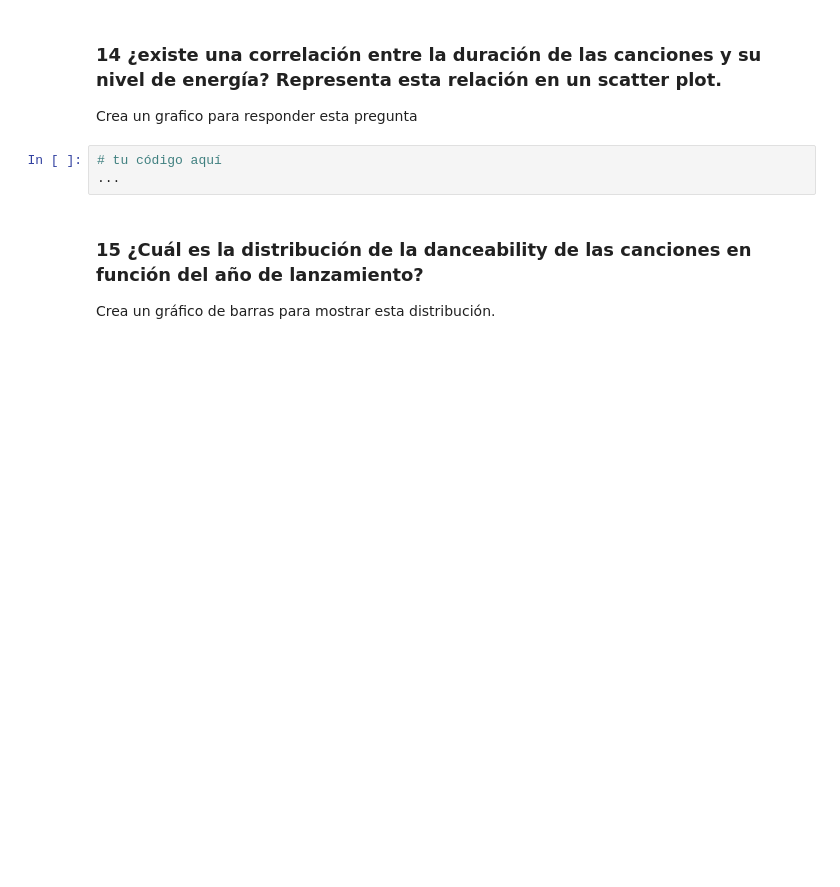
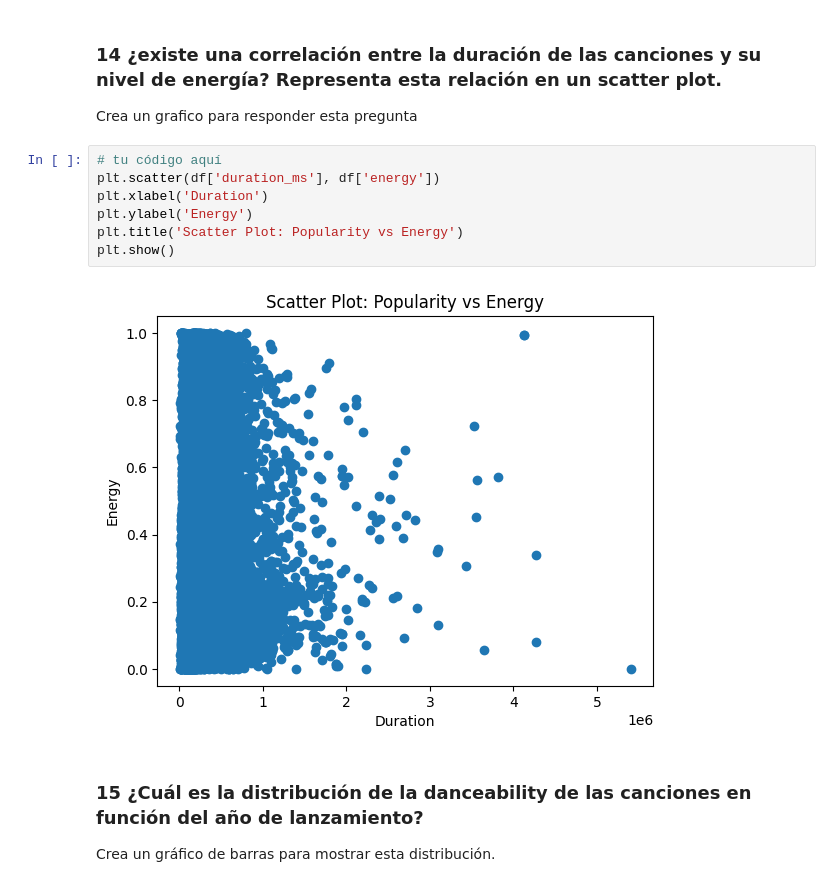
Before and after one commit to NicoapBol/DATA_SCIENCE_UPB_TASKS, a Jupyter notebook: 01 Code/Trabajo_final_08_2023.ipynb, the cells around one changed output. Saved outputs shown, nothing was run; the diff lists cells and outputs as text; blank space fills up the shorter version.

```diff
--- a/01 Code/Trabajo_final_08_2023.ipynb
+++ b/01 Code/Trabajo_final_08_2023.ipynb
@@ -296,9 +413,15 @@ Crea un grafico para responder esta pregunta
 # %% [markdown]
 ### 14 ¿existe una correlación entre la duración de las canciones y su nivel de energía? Representa esta relación en un scatter plot.
 Crea un grafico para responder esta pregunta
-# %%
-# tu código aquí
-...
+# %%
+# tu código aquí
+plt.scatter(df['duration_ms'], df['energy'])
+plt.xlabel('Duration')
+plt.ylabel('Energy')
+plt.title('Scatter Plot: Popularity vs Energy')
+plt.show()
+# %% [output]
+[figure, added]
 # %% [markdown]
 ### 15 ¿Cuál es la distribución de la danceability de las canciones en función del año de lanzamiento?
 Crea un gráfico de barras para mostrar esta distribución.
```
Also changed, not shown: parts of 23 cells of this notebook, 1 other file.
